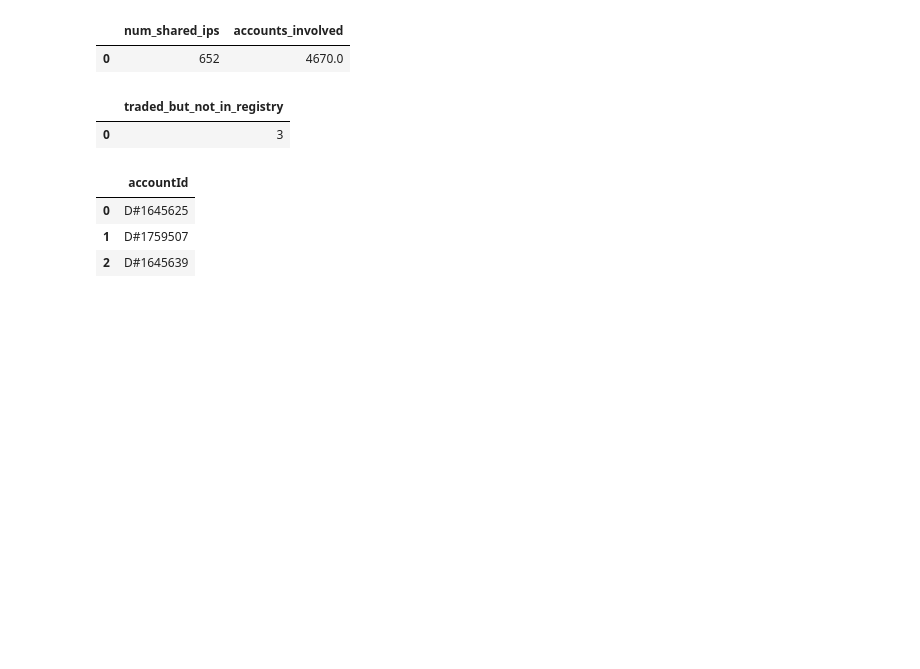
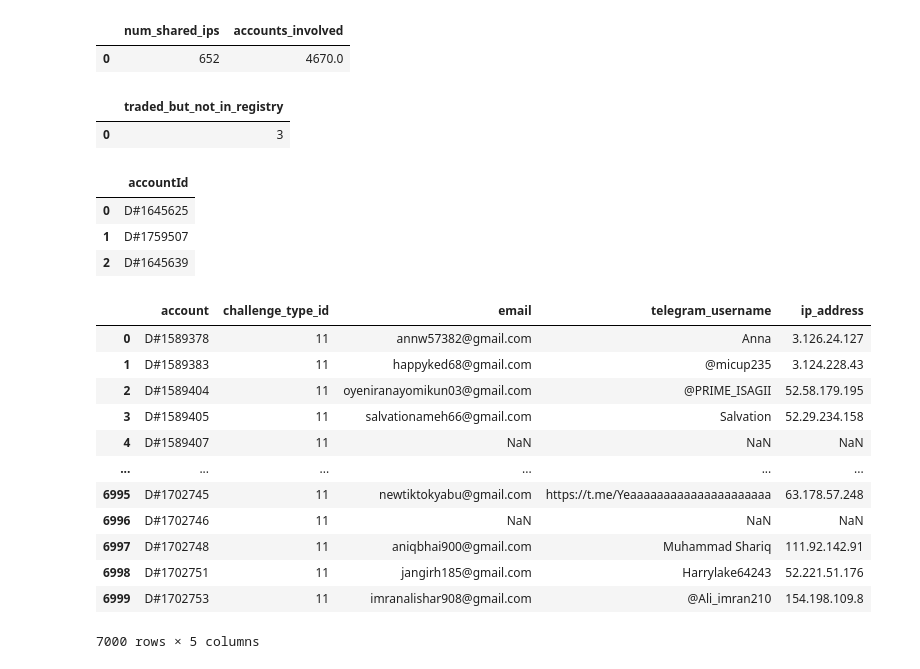
Before and after one commit to aanya006/C22-veNTUre-project, a Jupyter notebook: notebooks/check.ipynb, the cells around one changed output. Cells and saved outputs as stored; diff of their text form; code cells hidden in the pictures; blank space fills up the shorter version.

```diff
--- a/notebooks/check.ipynb
+++ b/notebooks/check.ipynb
@@ -240,3 +245,20 @@ con.execute("""
 | 0 | D#1645625 |
 | 1 | D#1759507 |
 | 2 | D#1645639 |
+# %%
+
+con.execute("SELECT * FROM users").fetchdf()
+# %% [output]
+|  | account | challenge_type_id | email | telegram_username | ip_address |
+| 0 | D#1589378 | 11 | annw57382@gmail.com | Anna | 3.126.24.127 |
+| 1 | D#1589383 | 11 | happyked68@gmail.com | @micup235 | 3.124.228.43 |
+| 2 | D#1589404 | 11 | oyeniranayomikun03@gmail.com | @PRIME_ISAGII | 52.58.179.195 |
+| 3 | D#1589405 | 11 | salvationameh66@gmail.com | Salvation | 52.29.234.158 |
+| 4 | D#1589407 | 11 | NaN | NaN | NaN |
+| ... | ... | ... | ... | ... | ... |
+| 6995 | D#1702745 | 11 | newtiktokyabu@gmail.com | https://t.me/Yeaaaaaaaaaaaaaaaaaaaaa | 63.178.57.248 |
+| 6996 | D#1702746 | 11 | NaN | NaN | NaN |
+| 6997 | D#1702748 | 11 | aniqbhai900@gmail.com | Muhammad Shariq | 111.92.142.91 |
+| 6998 | D#1702751 | 11 | jangirh185@gmail.com | Harrylake64243 | 52.221.51.176 |
+| 6999 | D#1702753 | 11 | imranalishar908@gmail.com | @Ali_imran210 | 154.198.109.8 |
+7000 rows × 5 columns
```
Also changed, not shown: parts of 5 cells of this notebook, 3 other files.
